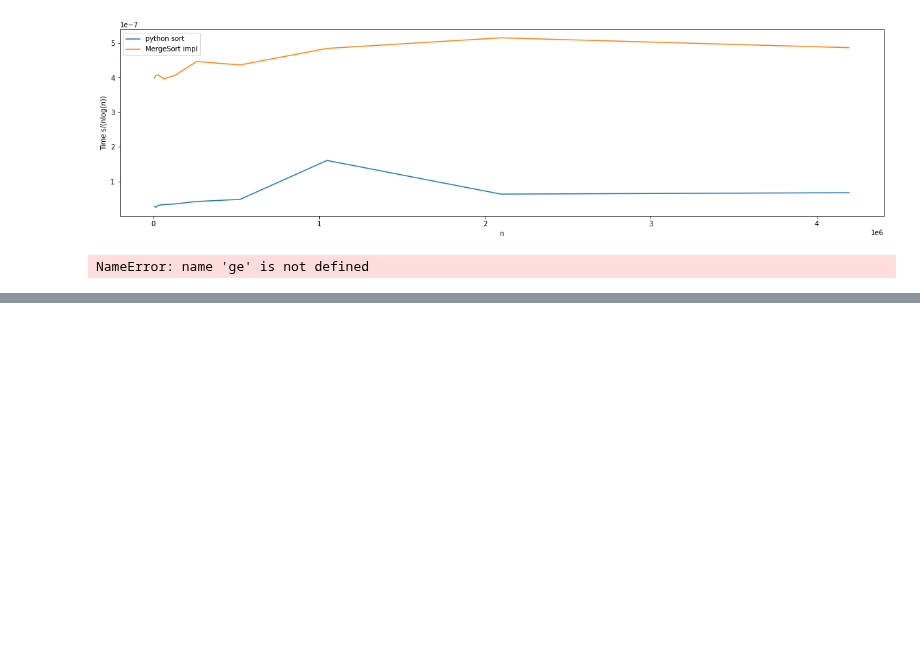
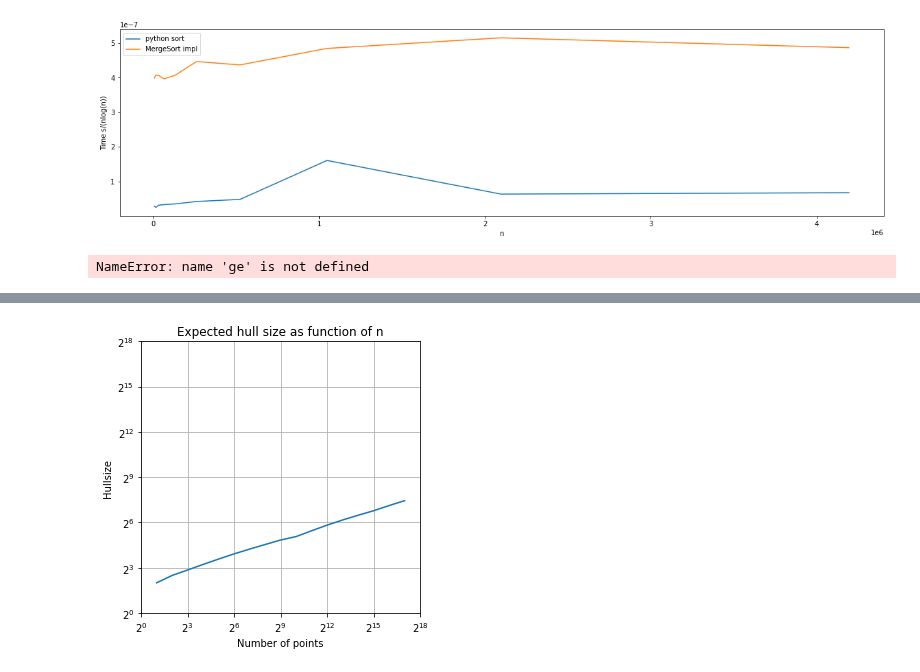
Before and after one commit to Nimakii/etkortnavn, a Jupyter notebook: handin2/H2.ipynb, the cells around one changed output, grey strips where cells are left out. Drawn from its saved outputs; the diff is of its cells as text; code cells hidden in the pictures; blank space fills up the shorter version.

```diff
--- a/handin2/H2.ipynb
+++ b/handin2/H2.ipynb
@@ -855,0 +898,24 @@ NameError: name 'ge' is not defined
+# %%
+res_n = []
+res_h = []
+num_it = 10
+for i in range(1, 18):
+    hull_acc = 0
+    for j in range(num_it):
+        dataset = generate_circle(2**i)
+        hull_acc += len(INC_CH(dataset))
+    res_n.append(2**i)
+    res_h.append(hull_acc/num_it)
+# res_h = [h/(n**(1/3)) for n, h in zip(res_n, res_h)]
+plt.plot(res_n, res_h)
+plt.ylim(1,2**18)
+plt.xlim(1,2**18)
+plt.grid(True)
+# plt.loglog(res_n, res_h, b)
+plt.title("Expected hull size as function of n")
+plt.yscale('log', base=2)
+plt.xlabel("Number of points")
+plt.ylabel("Hullsize")
+plt.xscale('log', base=2)
+# %% [output]
+[figure, added]
```
Also changed, not shown: parts of 3 cells of this notebook, 11 other files.
